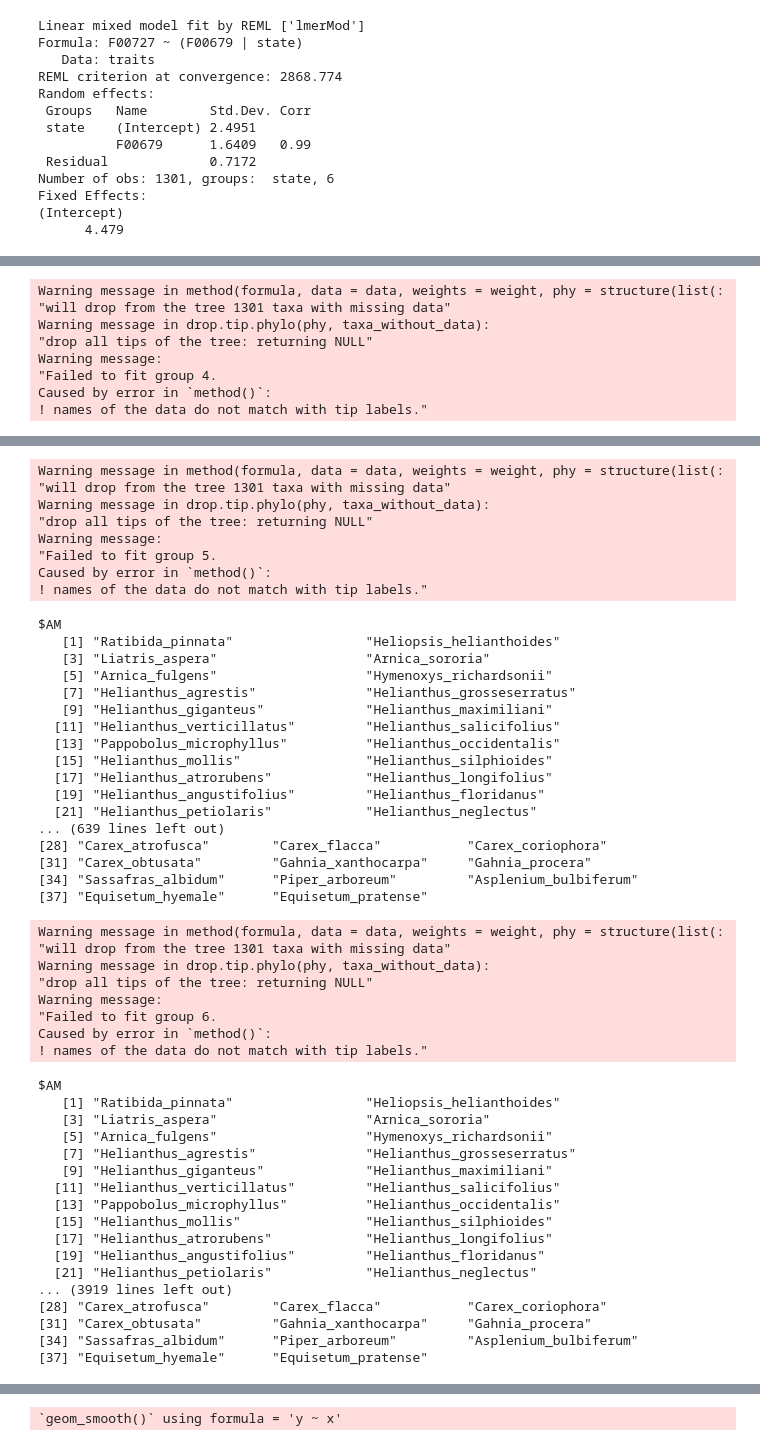
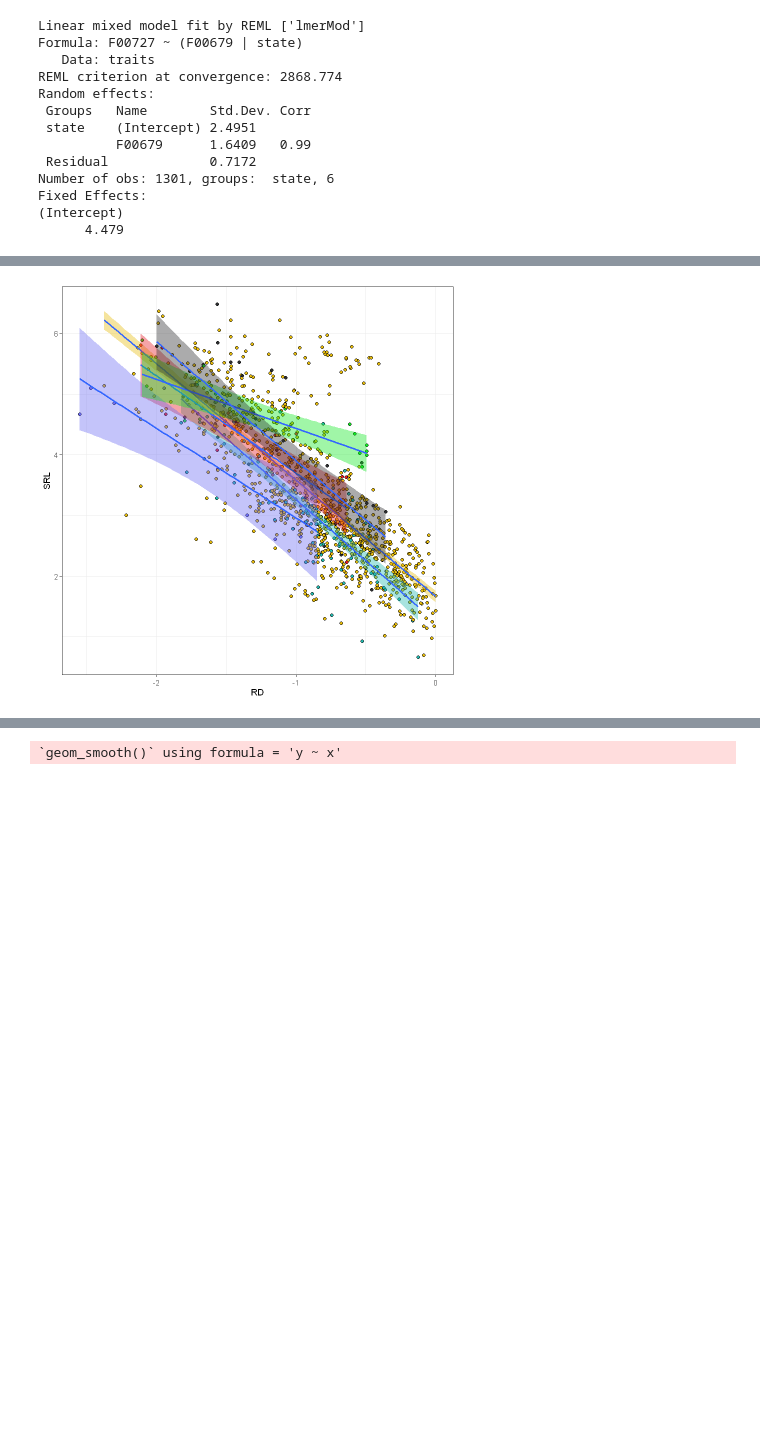
Before and after one commit to anoban/phd, a Jupyter notebook: R/notebooks/phylogenetics.ipynb, the cells around one changed output, grey strips where cells are left out. Drawn from its saved outputs; the diff is of its cells as text; code cells hidden in the pictures; blank space fills up the shorter version.

Commit message:
new file:   R/notebooks/pairwise-regressions.ipynb 	modified:   R/notebooks/phylogenetics.ipynb 	modified:   R/phylolm_patched.R

```diff
--- a/R/notebooks/phylogenetics.ipynb
+++ b/R/notebooks/phylogenetics.ipynb
@@ -289,13 +289,13 @@ names(group_names) <- group_names |> lapply(FUN = length) |> unname() # replace
 # %%
 p <- ggplot(aes(x = F00679, y = F00727, group = state, bg = I(colour)), data = traits) +
-    geom_point(pch = 21, color = "black") +
-    stat_smooth(method = "lm") +
-    geom_smooth(inherit.aes = TRUE, method = phylolm_patched, method.args = list(phy = tree, model = "lambda", nms = group_names)) +
-    xlab("RD") +
-    ylab("SRL") +
-    theme_bw()
+        geom_point(pch = 21, color = "black") +
+        stat_smooth(method = "lm") +
+        geom_smooth(inherit.aes = TRUE, method = phylolm_patched, method.args = list(phy = tree, model = "lambda")) +
+        xlab("RD") +
+        ylab("SRL") +
+        theme_bw()
 # %%
-p
+plot(p)
 # %% [output]
 `geom_smooth()` using formula = 'y ~ x'
 `geom_smooth()` using formula = 'y ~ x'
@@ -409,8 +316,0 @@ $AM
-Warning message in method(formula, data = data, weights = weight, phy = structure(list(:
-"will drop from the tree 1301 taxa with missing data"
-Warning message in drop.tip.phylo(phy, taxa_without_data):
-"drop all tips of the tree: returning NULL"
-Warning message:
-"Failed to fit group 4.
-Caused by error in `method()`:
-! names of the data do not match with tip labels."
@@ -434,50 +317 @@ $AM
-Warning message in method(formula, data = data, weights = weight, phy = structure(list(:
-"will drop from the tree 1301 taxa with missing data"
-Warning message in drop.tip.phylo(phy, taxa_without_data):
-"drop all tips of the tree: returning NULL"
-Warning message:
-"Failed to fit group 5.
-Caused by error in `method()`:
-! names of the data do not match with tip labels."
-$AM
-   [1] "Ratibida_pinnata"                 "Heliopsis_helianthoides"
-   [3] "Liatris_aspera"                   "Arnica_sororia"
-   [5] "Arnica_fulgens"                   "Hymenoxys_richardsonii"
-   [7] "Helianthus_agrestis"              "Helianthus_grosseserratus"
-   [9] "Helianthus_giganteus"             "Helianthus_maximiliani"
-  [11] "Helianthus_verticillatus"         "Helianthus_salicifolius"
-  [13] "Pappobolus_microphyllus"          "Helianthus_occidentalis"
-  [15] "Helianthus_mollis"                "Helianthus_silphioides"
-  [17] "Helianthus_atrorubens"            "Helianthus_longifolius"
-  [19] "Helianthus_angustifolius"         "Helianthus_floridanus"
-  [21] "Helianthus_petiolaris"            "Helianthus_neglectus"
-... (639 lines left out)
-[28] "Carex_atrofusca"        "Carex_flacca"           "Carex_coriophora"
-[31] "Carex_obtusata"         "Gahnia_xanthocarpa"     "Gahnia_procera"
-[34] "Sassafras_albidum"      "Piper_arboreum"         "Asplenium_bulbiferum"
-[37] "Equisetum_hyemale"      "Equisetum_pratense"
-Warning message in method(formula, data = data, weights = weight, phy = structure(list(:
-"will drop from the tree 1301 taxa with missing data"
-Warning message in drop.tip.phylo(phy, taxa_without_data):
-"drop all tips of the tree: returning NULL"
-Warning message:
-"Failed to fit group 6.
-Caused by error in `method()`:
-! names of the data do not match with tip labels."
-$AM
-   [1] "Ratibida_pinnata"                 "Heliopsis_helianthoides"
-   [3] "Liatris_aspera"                   "Arnica_sororia"
-   [5] "Arnica_fulgens"                   "Hymenoxys_richardsonii"
-   [7] "Helianthus_agrestis"              "Helianthus_grosseserratus"
-   [9] "Helianthus_giganteus"             "Helianthus_maximiliani"
-  [11] "Helianthus_verticillatus"         "Helianthus_salicifolius"
-  [13] "Pappobolus_microphyllus"          "Helianthus_occidentalis"
-  [15] "Helianthus_mollis"                "Helianthus_silphioides"
-  [17] "Helianthus_atrorubens"            "Helianthus_longifolius"
-  [19] "Helianthus_angustifolius"         "Helianthus_floridanus"
-  [21] "Helianthus_petiolaris"            "Helianthus_neglectus"
-... (3919 lines left out)
-[28] "Carex_atrofusca"        "Carex_flacca"           "Carex_coriophora"
-[31] "Carex_obtusata"         "Gahnia_xanthocarpa"     "Gahnia_procera"
-[34] "Sassafras_albidum"      "Piper_arboreum"         "Asplenium_bulbiferum"
-[37] "Equisetum_hyemale"      "Equisetum_pratense"
+[figure, added]
```
Also changed, not shown: parts of 8 cells of this notebook, 2 other files.
